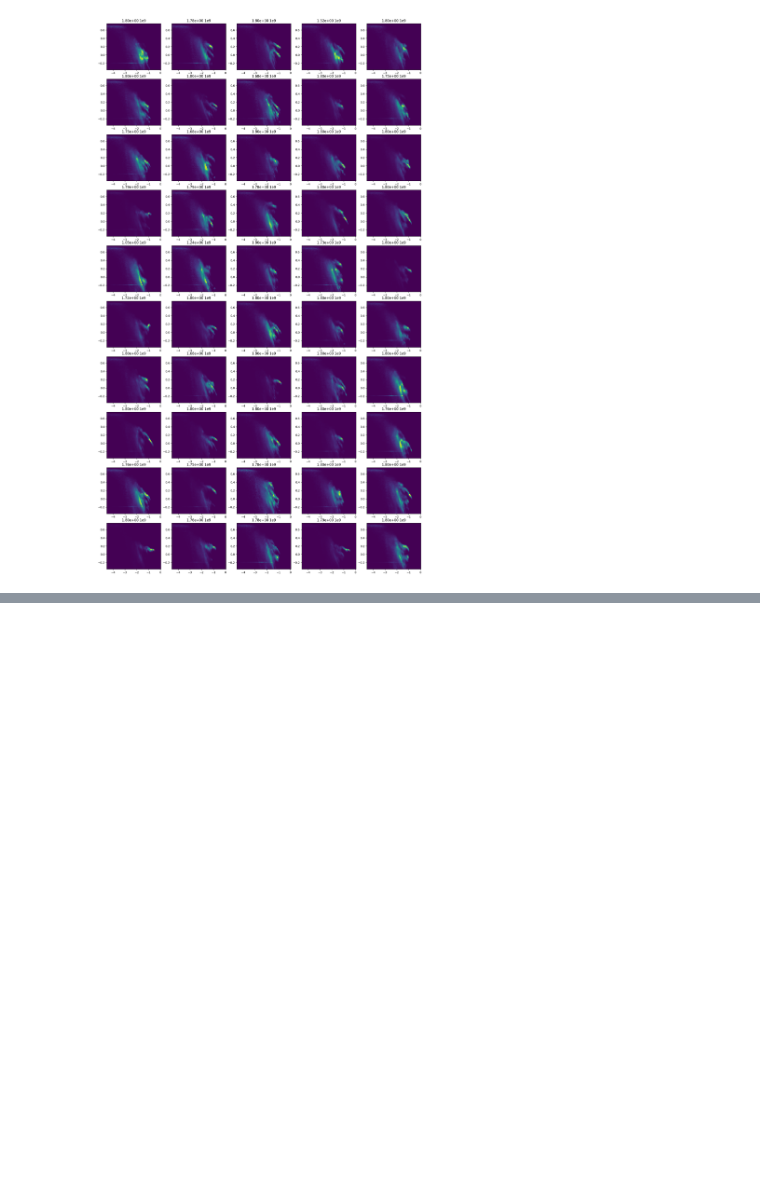
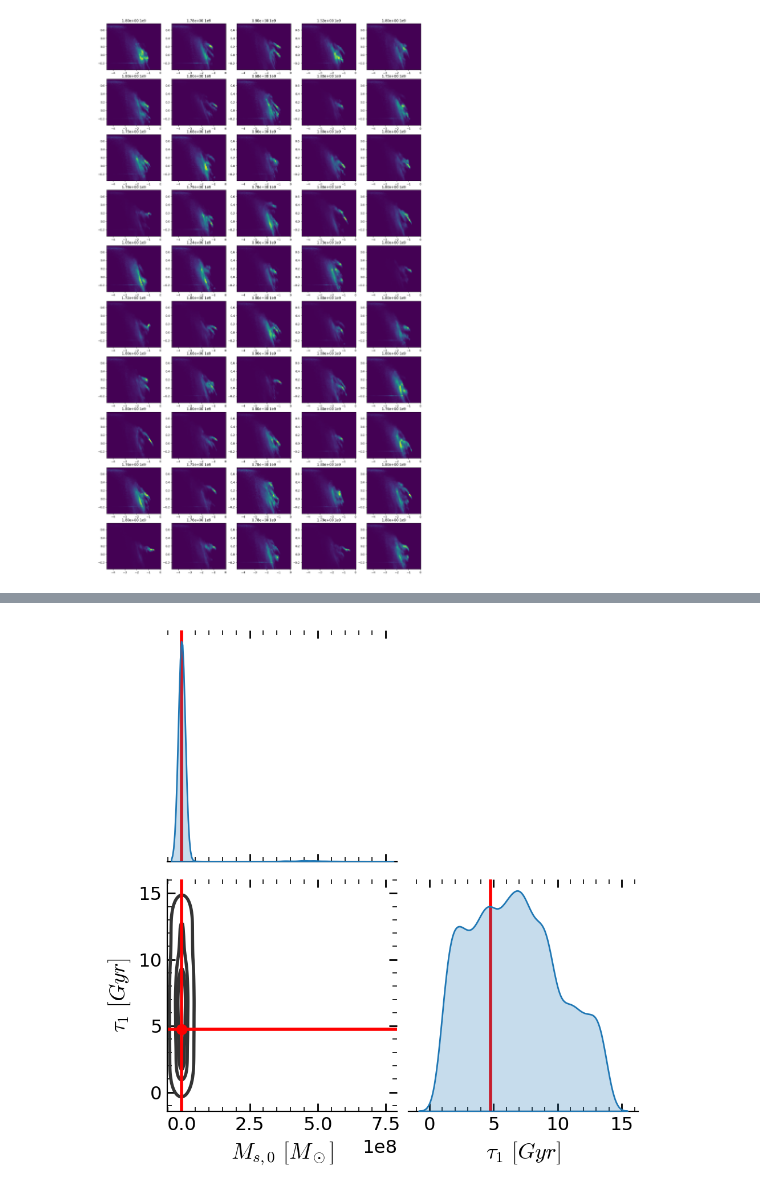
Before and after one commit to vepe99/CASBI, a Jupyter notebook: notebooks/test.ipynb, the cells around one changed output, grey strips where cells are left out. Cells and saved outputs as stored; diff of their text form; code cells hidden in the pictures; blank space fills up the shorter version.

```diff
--- a/notebooks/test.ipynb
+++ b/notebooks/test.ipynb
@@ -418,0 +604,13 @@ plt.hist(lenght)
+# %%
+# use ltu-ili's built-in validation metrics to plot the posterior for this point
+metric = PlotSinglePosterior(
+    num_samples=10_000, sample_method='direct',
+    labels = [r'$M_{s}\ [M_\odot]$', r'$\tau \ [Gyr]$'],
+    out_dir=None
+)
+fig = metric(
+    posterior=posterior_ensemble,
+    x_obs = x_0[99], theta_fid=theta_0[99],
+)
+# %% [output]
+[figure, added]
```
Also changed, not shown: parts of 22 cells of this notebook.
